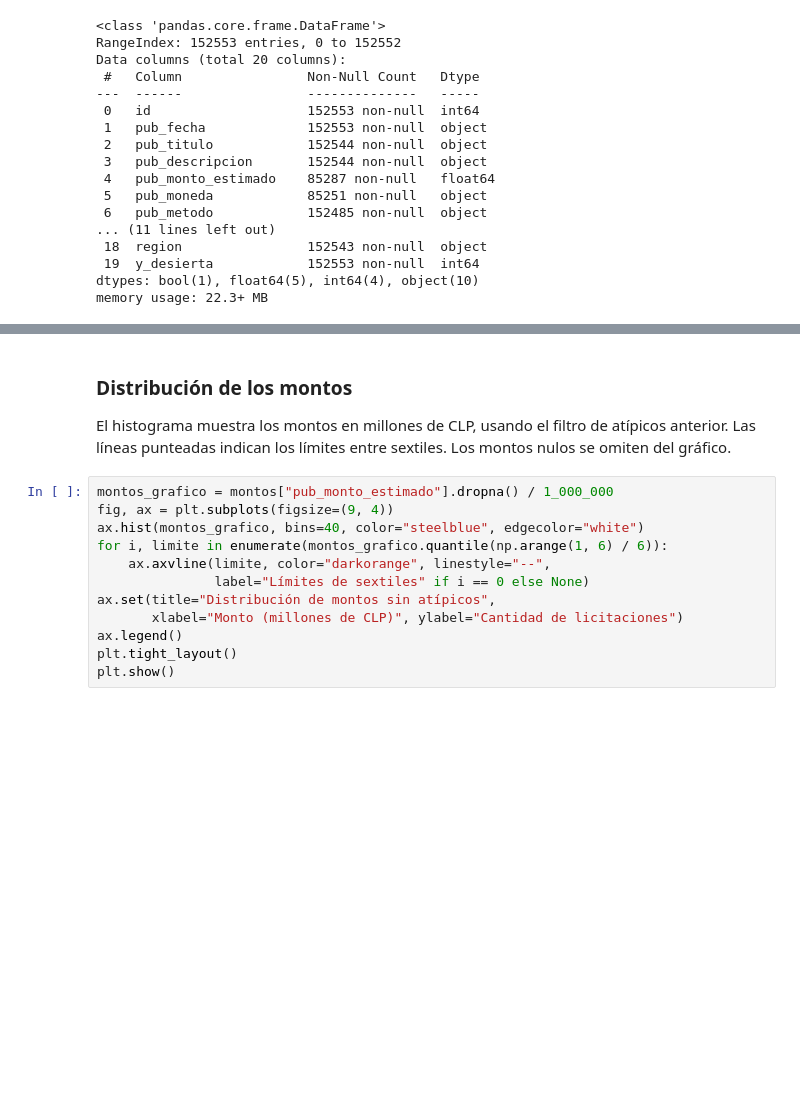
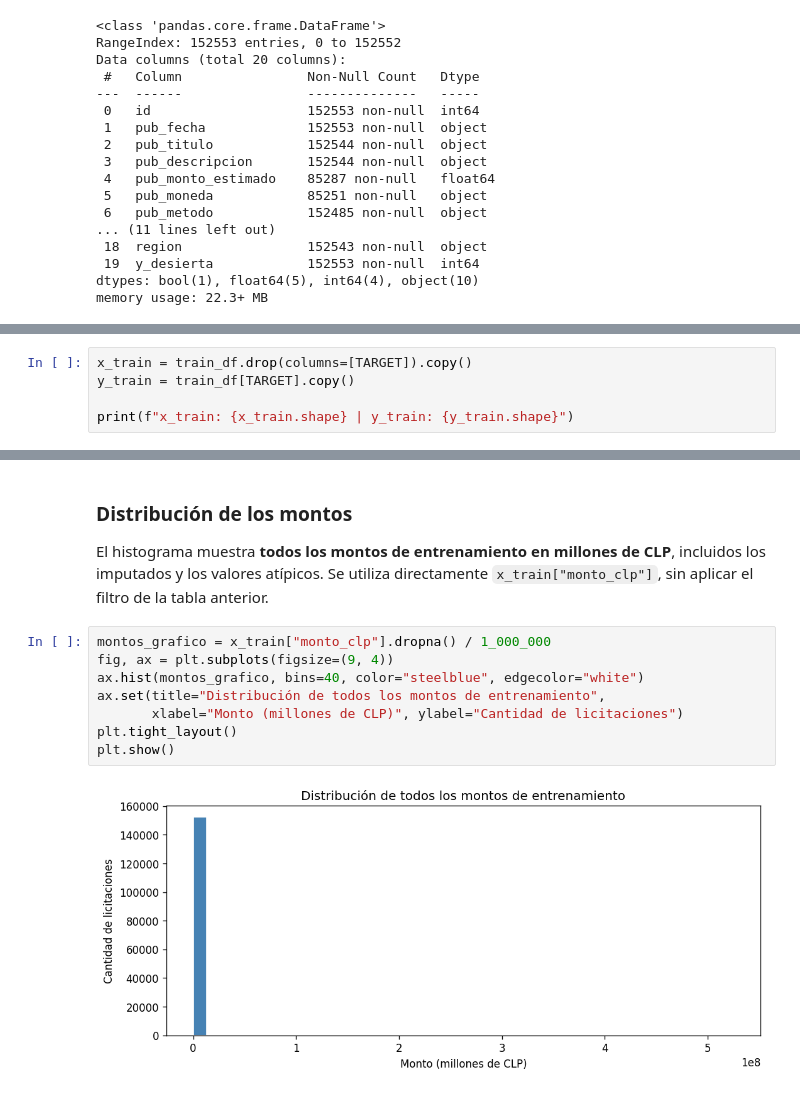
Before and after one commit to EduardoPerezMir/Tarea-2-ML, a Jupyter notebook: Pregunta2.ipynb, the cells around one changed output, grey strips where cells are left out. Drawn from its saved outputs; the diff is of its cells as text; blank space fills up the shorter version.

```diff
--- a/Pregunta2.ipynb
+++ b/Pregunta2.ipynb
@@ -268,0 +330,5 @@ memory usage: 22.3+ MB
+# %%
+x_train = train_df.drop(columns=[TARGET]).copy()
+y_train = train_df[TARGET].copy()
+
+print(f"x_train: {x_train.shape} | y_train: {y_train.shape}")
@@ -295,16 +519,14 @@ display(montos.groupby("Intervalo", observed=False).agg(
 # %% [markdown]
 ### Distribución de los montos
 
-El histograma muestra los montos en millones de CLP, usando el filtro de atípicos anterior. Las líneas punteadas indican los límites entre sextiles. Los montos nulos se omiten del gráfico.
+El histograma muestra **todos los montos de entrenamiento en millones de CLP**, incluidos los imputados y los valores atípicos. Se utiliza directamente `x_train["monto_clp"]`, sin aplicar el filtro de la tabla anterior.
 # %%
-montos_grafico = montos["pub_monto_estimado"].dropna() / 1_000_000
+montos_grafico = x_train["monto_clp"].dropna() / 1_000_000
 fig, ax = plt.subplots(figsize=(9, 4))
 ax.hist(montos_grafico, bins=40, color="steelblue", edgecolor="white")
-for i, limite in enumerate(montos_grafico.quantile(np.arange(1, 6) / 6)):
-    ax.axvline(limite, color="darkorange", linestyle="--",
-               label="Límites de sextiles" if i == 0 else None)
-ax.set(title="Distribución de montos sin atípicos",
+ax.set(title="Distribución de todos los montos de entrenamiento",
        xlabel="Monto (millones de CLP)", ylabel="Cantidad de licitaciones")
-ax.legend()
 plt.tight_layout()
 plt.show()
+# %% [output]
+[figure, added]
```
Also changed, not shown: parts of 34 cells of this notebook, 4 other files.
